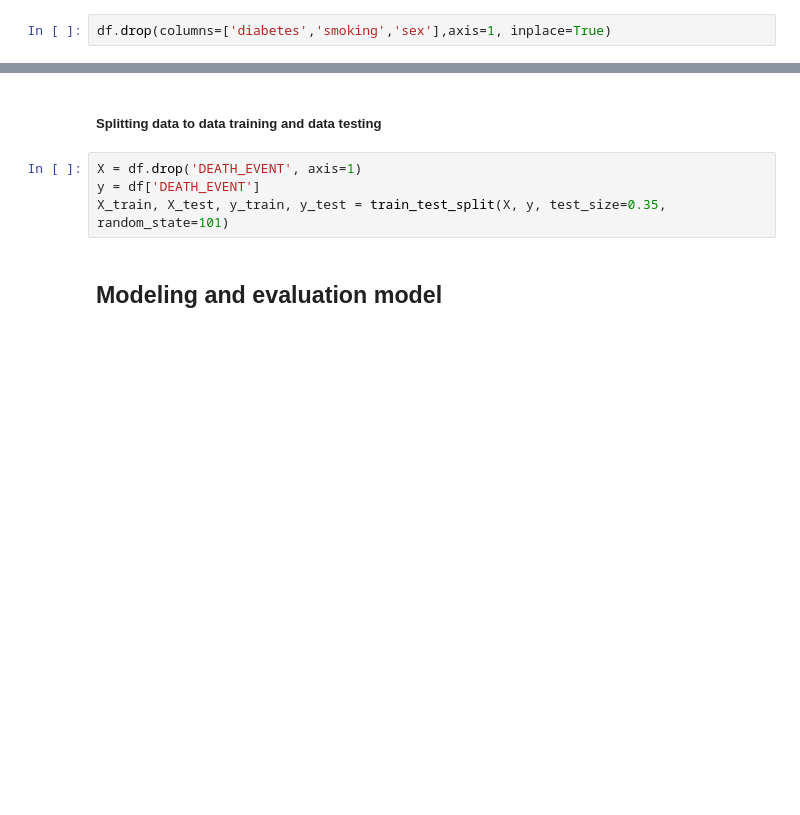
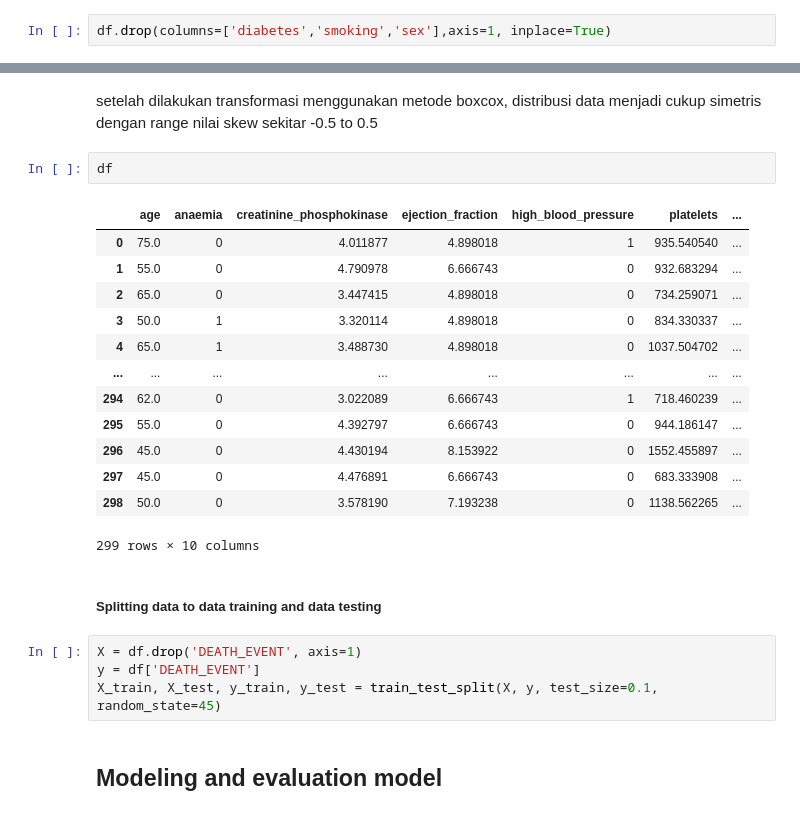
Before and after one commit to bridgecrew-perf6/FinalProject3-EnsembleMethod-RF, a Jupyter notebook: PYTN_KampusMerdeka_fp3_SafiraAuliaRohmah.ipynb, the cells around one changed output, grey strips where cells are left out. Saved outputs shown, nothing was run; the diff lists cells and outputs as text; blank space fills up the shorter version.

```diff
--- a/PYTN_KampusMerdeka_fp3_SafiraAuliaRohmah.ipynb
+++ b/PYTN_KampusMerdeka_fp3_SafiraAuliaRohmah.ipynb
@@ -351,9 +392,27 @@ df.drop(columns=['diabetes','smoking','sex'],axis=1, inplace=True)
+# %% [markdown]
+setelah dilakukan transformasi menggunakan metode boxcox, distribusi data menjadi cukup simetris dengan range nilai skew sekitar -0.5 to 0.5
+# %%
+df
+# %% [output]
+|  | age | anaemia | creatinine_phosphokinase | ejection_fraction | high_blood_pressure | platelets | ... |
+| 0 | 75.0 | 0 | 4.011877 | 4.898018 | 1 | 935.540540 | ... |
+| 1 | 55.0 | 0 | 4.790978 | 6.666743 | 0 | 932.683294 | ... |
+| 2 | 65.0 | 0 | 3.447415 | 4.898018 | 0 | 734.259071 | ... |
+| 3 | 50.0 | 1 | 3.320114 | 4.898018 | 0 | 834.330337 | ... |
+| 4 | 65.0 | 1 | 3.488730 | 4.898018 | 0 | 1037.504702 | ... |
+| ... | ... | ... | ... | ... | ... | ... | ... |
+| 294 | 62.0 | 0 | 3.022089 | 6.666743 | 1 | 718.460239 | ... |
+| 295 | 55.0 | 0 | 4.392797 | 6.666743 | 0 | 944.186147 | ... |
+| 296 | 45.0 | 0 | 4.430194 | 8.153922 | 0 | 1552.455897 | ... |
+| 297 | 45.0 | 0 | 4.476891 | 6.666743 | 0 | 683.333908 | ... |
+| 298 | 50.0 | 0 | 3.578190 | 7.193238 | 0 | 1138.562265 | ... |
+299 rows × 10 columns
 # %% [markdown]
 ##### Splitting data to data training and data testing
 # %%
 X = df.drop('DEATH_EVENT', axis=1)
 y = df['DEATH_EVENT']
-X_train, X_test, y_train, y_test = train_test_split(X, y, test_size=0.35, random_state=101)
+X_train, X_test, y_train, y_test = train_test_split(X, y, test_size=0.1, random_state=45)
 # %% [markdown]
 ## Modeling and evaluation model
 # %% [markdown]
```
Also changed, not shown: parts of 23 cells of this notebook, 1 other file.
